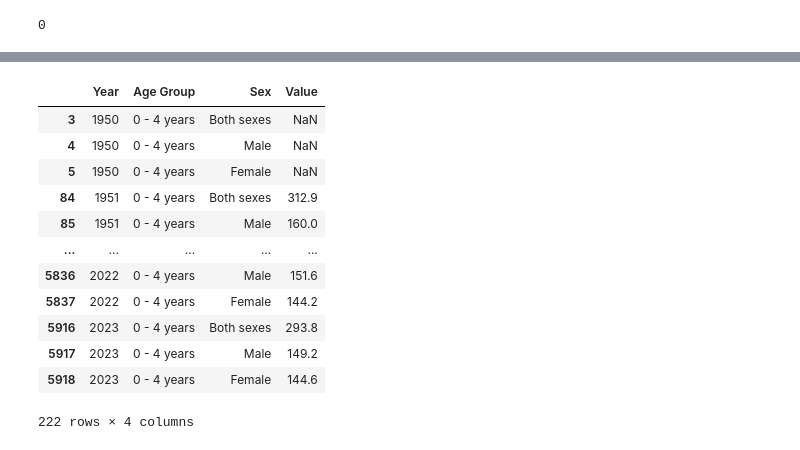
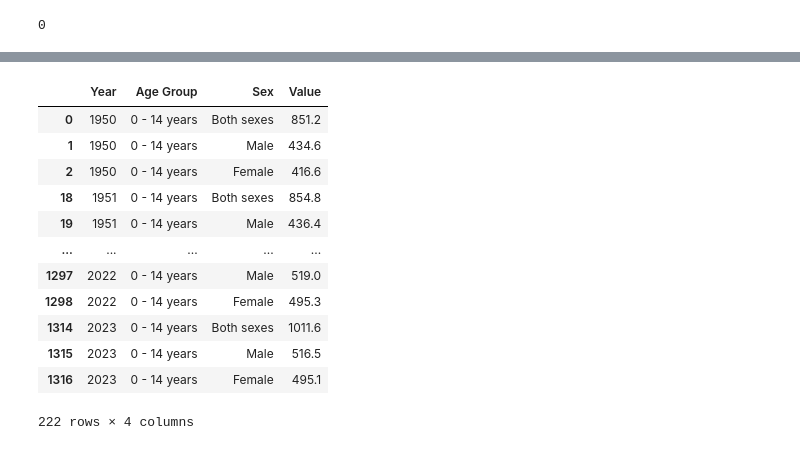
Before and after one commit to TunahanINCE/Population-in-Ireland, a Jupyter notebook: CA-1.ipynb, the cells around one changed output, grey strips where cells are left out. Saved outputs shown, nothing was run; the diff lists cells and outputs as text; code cells hidden in the pictures.

```diff
--- a/CA-1.ipynb
+++ b/CA-1.ipynb
@@ -26,7 +18,7 @@ import math
 import warnings
 warnings.filterwarnings('ignore') # We can suppress the warnings
 # %%
-df=pd.read_csv("PEA01.20231007T221014.csv") # we read dataset
+df=pd.read_csv("PEA01-3.csv") # we read dataset
 # %%
 df.head(5) # We dispplay first 5 rows
 # %% [output]
@@ -197,0 +145,20 @@ missing_df
+# %%
+import pandas as pd
+import numpy as np
+
+# df, veri setinizi temsil etmektedir.
+
+# Her yıl ve yaş grubu için 'Male' ve 'Female' cinsiyetlerinin 'Value' değerlerini toplayın
+grouped_values = df[(df['Sex'] == 'Male') | (df['Sex'] == 'Female')].groupby(['Year', 'Age Group'])['Value'].sum().reset_index()
+
+# 'Both sexes' için eksik 'Value' değerlerini bu toplamlarla doldurun
+for index, row in grouped_values.iterrows():
+    year = row['Year']
+    age_group = row['Age Group']
+    total_value = row['Value']
+
+    # Eksik değerleri toplam değerle doldurun
+    df.loc[(df['Year'] == year) & (df['Age Group'] == age_group) & (df['Sex'] == 'Both sexes') & (df['Value'].isna()), 'Value'] = total_value
+
+# Sonuçları kontrol edin
+print(df)
@@ -198,17 +180,17 @@ missing_df
 # %%
-all_0_4=df[(df["Age Group"]=="0 - 4 years")]
-all_0_4
+all_0_14=df[(df["Age Group"]=="0 - 14 years")]
+all_0_14
 # %% [output]
 |  | Year | Age Group | Sex | Value |
-| 3 | 1950 | 0 - 4 years | Both sexes | NaN |
-| 4 | 1950 | 0 - 4 years | Male | NaN |
-| 5 | 1950 | 0 - 4 years | Female | NaN |
-| 84 | 1951 | 0 - 4 years | Both sexes | 312.9 |
-| 85 | 1951 | 0 - 4 years | Male | 160.0 |
+| 0 | 1950 | 0 - 14 years | Both sexes | 851.2 |
+| 1 | 1950 | 0 - 14 years | Male | 434.6 |
+| 2 | 1950 | 0 - 14 years | Female | 416.6 |
+| 18 | 1951 | 0 - 14 years | Both sexes | 854.8 |
+| 19 | 1951 | 0 - 14 years | Male | 436.4 |
 | ... | ... | ... | ... | ... |
-| 5836 | 2022 | 0 - 4 years | Male | 151.6 |
-| 5837 | 2022 | 0 - 4 years | Female | 144.2 |
-| 5916 | 2023 | 0 - 4 years | Both sexes | 293.8 |
-| 5917 | 2023 | 0 - 4 years | Male | 149.2 |
-| 5918 | 2023 | 0 - 4 years | Female | 144.6 |
+| 1297 | 2022 | 0 - 14 years | Male | 519.0 |
+| 1298 | 2022 | 0 - 14 years | Female | 495.3 |
+| 1314 | 2023 | 0 - 14 years | Both sexes | 1011.6 |
+| 1315 | 2023 | 0 - 14 years | Male | 516.5 |
+| 1316 | 2023 | 0 - 14 years | Female | 495.1 |
 222 rows × 4 columns
```
Also changed, not shown: parts of 96 cells of this notebook.
